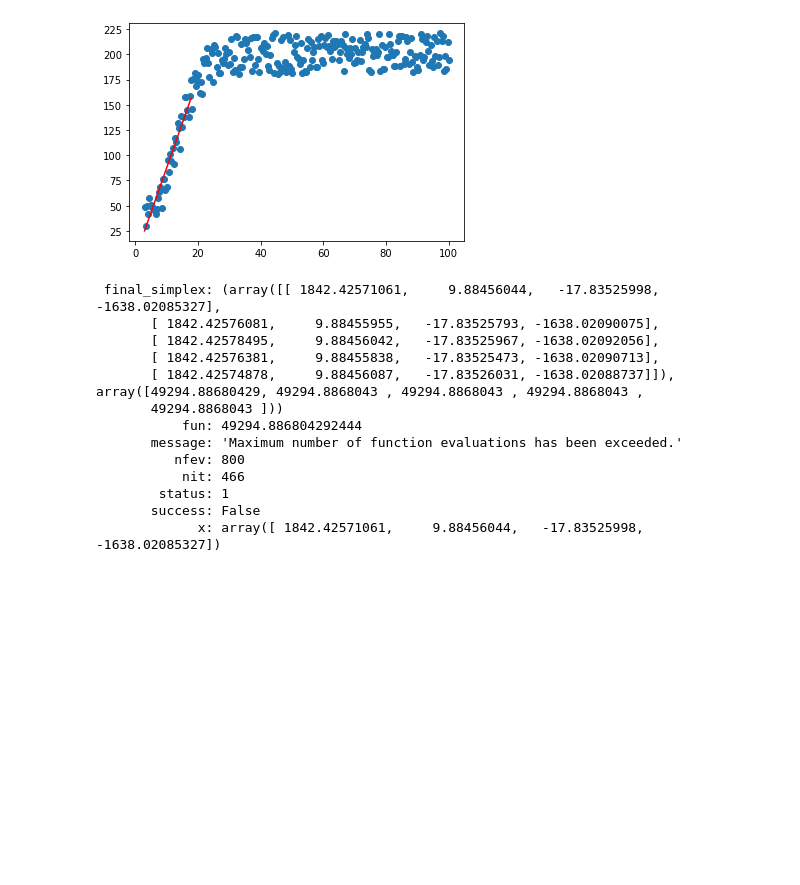
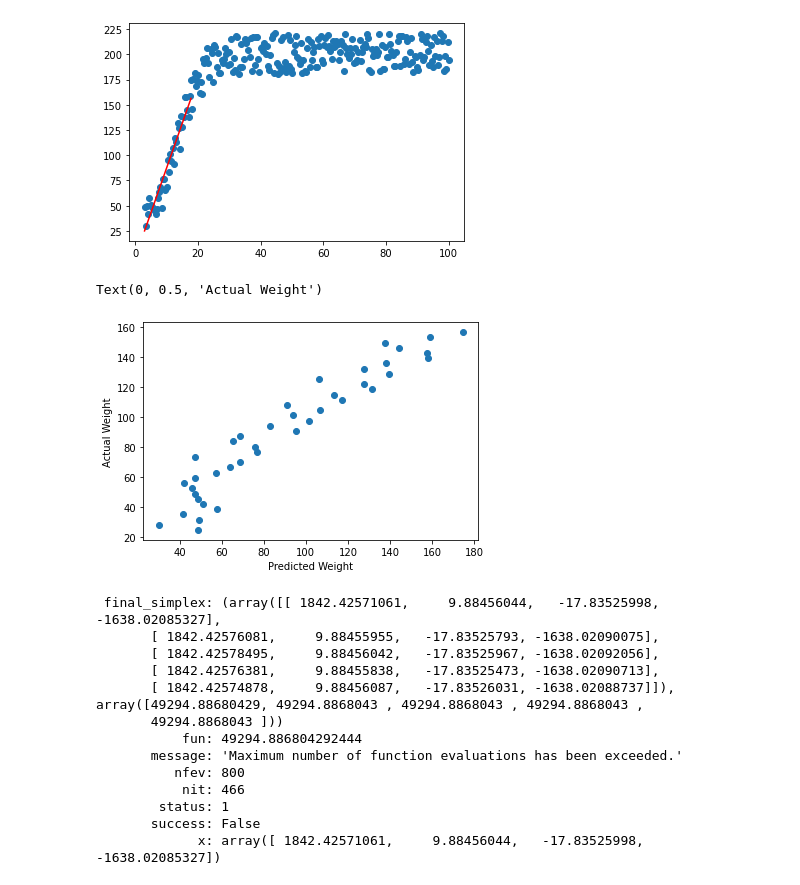
Before and after one commit to gsangiolo/590-GSS59, a Jupyter notebook: HW1.1/Homework1.ipynb, the cells around one changed output. Saved outputs shown, nothing was run; the diff lists cells and outputs as text; code cells hidden in the pictures; blank space fills up the shorter version.

Commit message:
added parity plots/confusion matrices

```diff
--- a/HW1.1/Homework1.ipynb
+++ b/HW1.1/Homework1.ipynb
@@ -111,6 +114,14 @@ plt.plot(x, y, '-r')
 plt.savefig('linear_regression.png')
 # %% [output]
 [figure]
+# %%
+plt.scatter(data[data['x'] <18]['y'], [params[0]*i+params[1] for i in data[data['x'] < 18]['x']])
+plt.xlabel('Predicted Weight')
+plt.ylabel('Actual Weight')
+plt.savefig('parity_lin_regression.png')
+# %% [output]
+Text(0, 0.5, 'Actual Weight')
+[figure, added]
 # %%
 log_min = minimize(min_squares_f, [1, 1, 1, 1], args=(data['x'], data['y'], 'log_f'), method='Nelder-Mead', tol=1e-5)
 log_min
```
Also changed, not shown: parts of 7 cells of this notebook, 8 other files.
